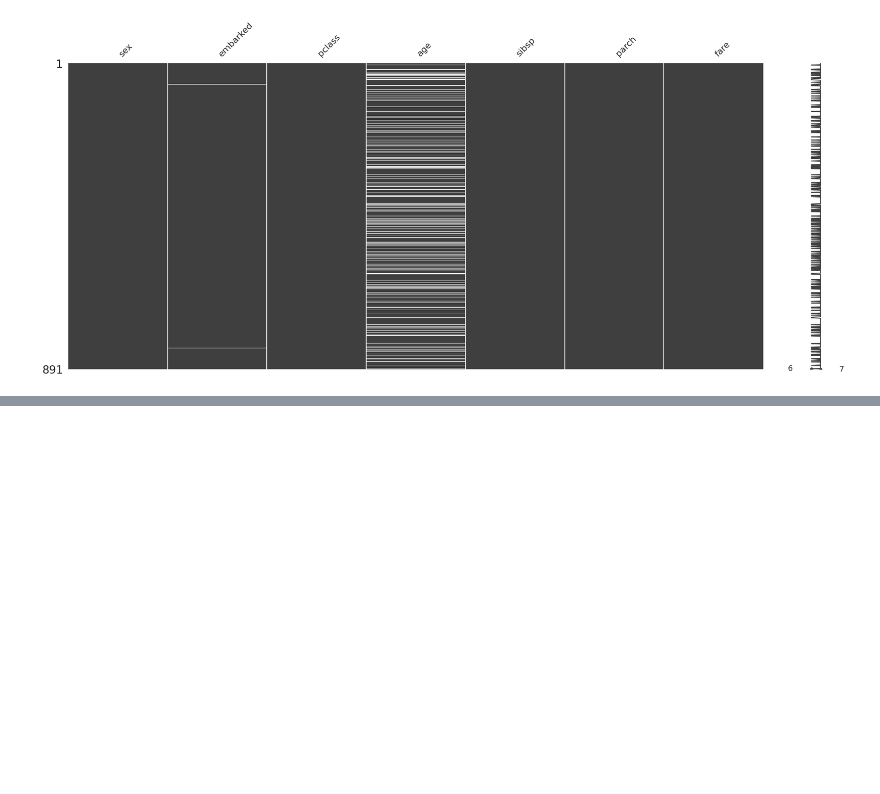
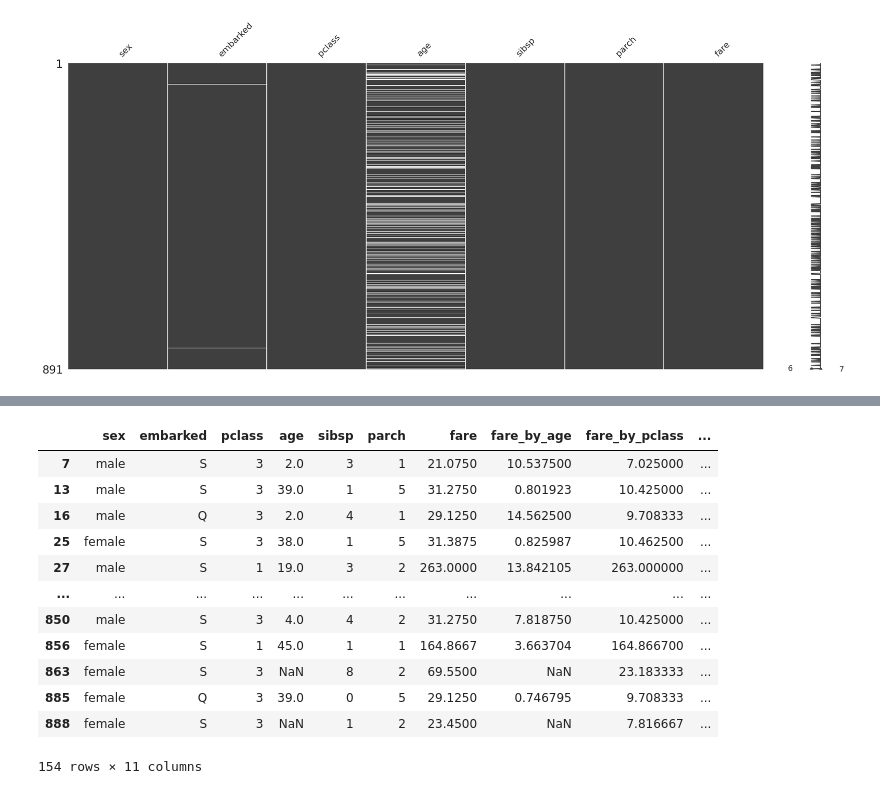
Before and after one commit to AlexandreGazagnes/gargaml, a Jupyter notebook: examples/ml-intro.ipynb, the cells around one changed output, grey strips where cells are left out. Cells and saved outputs as stored; diff of their text form; code cells hidden in the pictures; blank space fills up the shorter version.

```diff
--- a/examples/ml-intro.ipynb
+++ b/examples/ml-intro.ipynb
@@ -84,0 +76,6 @@ X.select_dtypes(include=np.number).corr().round(1)
+# %%
+X["fare_by_age"] = X.fare/ X.age
+X["fare_by_pclass"] = X.fare/X.pclass
+X["fare_null"] = (X.fare == 0).astype(int)
+X["age_is_nan"] = X.age.isna().astype(int)
+X.describe()
@@ -84,0 +116,6 @@ X.select_dtypes(include=np.number).corr().round(1)
+# %%
+detector = IsolationForest
+
+tmp =KNNImputer().fit_transform(X.select_dtypes(np.number))
+ee = detector.fit_predict(tmp)
+ee
@@ -84,0 +157,3 @@ X.select_dtypes(include=np.number).corr().round(1)
+# %%
+ee = pd.Series(ee).apply(lambda i : False if i==1 else True)
+ee
@@ -84,0 +173,17 @@ X.select_dtypes(include=np.number).corr().round(1)
+# %%
+X_1 = X.loc[ee.values]
+X_1
+# %% [output]
+|  | sex | embarked | pclass | age | sibsp | parch | fare | fare_by_age | fare_by_pclass | ... |
+| 7 | male | S | 3 | 2.0 | 3 | 1 | 21.0750 | 10.537500 | 7.025000 | ... |
+| 13 | male | S | 3 | 39.0 | 1 | 5 | 31.2750 | 0.801923 | 10.425000 | ... |
+| 16 | male | Q | 3 | 2.0 | 4 | 1 | 29.1250 | 14.562500 | 9.708333 | ... |
+| 25 | female | S | 3 | 38.0 | 1 | 5 | 31.3875 | 0.825987 | 10.462500 | ... |
+| 27 | male | S | 1 | 19.0 | 3 | 2 | 263.0000 | 13.842105 | 263.000000 | ... |
+| ... | ... | ... | ... | ... | ... | ... | ... | ... | ... | ... |
+| 850 | male | S | 3 | 4.0 | 4 | 2 | 31.2750 | 7.818750 | 10.425000 | ... |
+| 856 | female | S | 1 | 45.0 | 1 | 1 | 164.8667 | 3.663704 | 164.866700 | ... |
+| 863 | female | S | 3 | NaN | 8 | 2 | 69.5500 | NaN | 23.183333 | ... |
+| 885 | female | Q | 3 | 39.0 | 0 | 5 | 29.1250 | 0.746795 | 9.708333 | ... |
+| 888 | female | S | 3 | NaN | 1 | 2 | 23.4500 | NaN | 7.816667 | ... |
+154 rows × 11 columns
```
Also changed, not shown: parts of 140 cells of this notebook, 1 other file.
